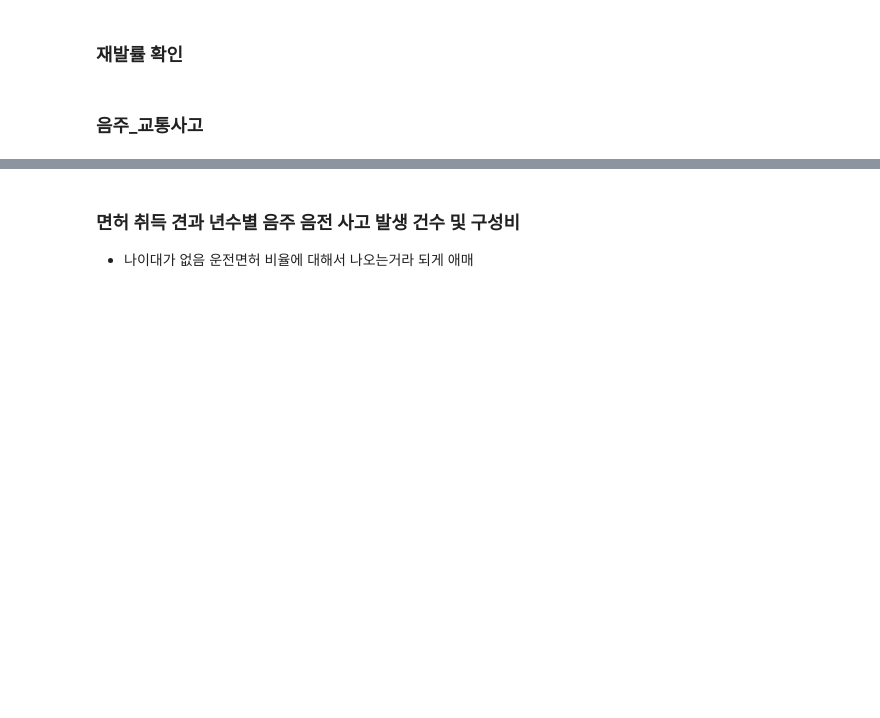
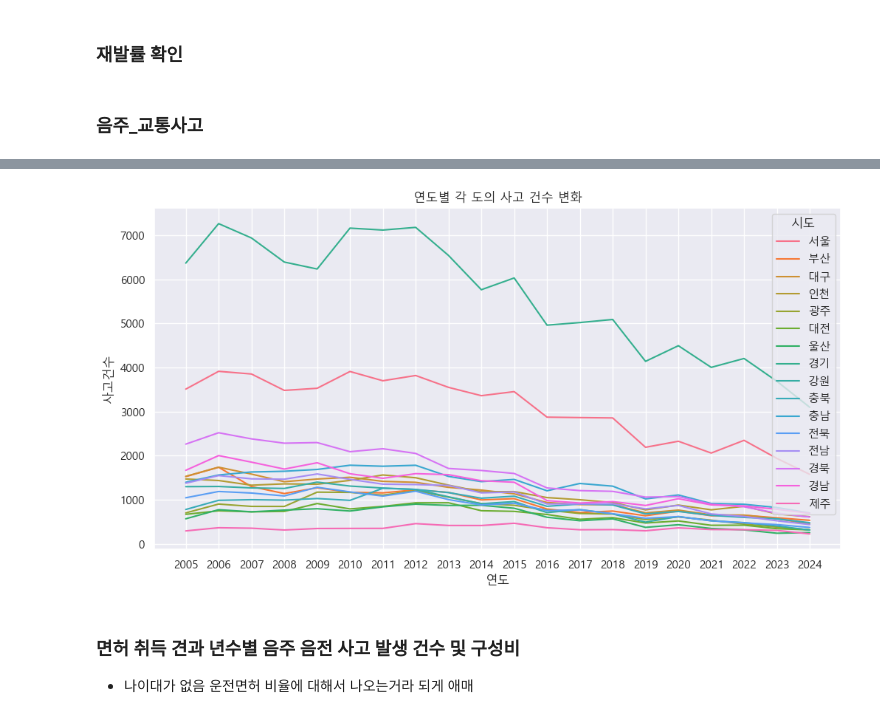
Before and after one commit to Eunhasuiin/LikeLion_Mid_team_14, a Jupyter notebook: members/장주호/notebooks/EDA.ipynb, the cells around one changed output, grey strips where cells are left out. Saved outputs shown, nothing was run; the diff lists cells and outputs as text; code cells hidden in the pictures; blank space fills up the shorter version.

```diff
--- a/members/장주호/notebooks/EDA.ipynb
+++ b/members/장주호/notebooks/EDA.ipynb
@@ -102,5 +104,10 @@ df.columns = ['{}_{}'.format(str(x), str(y)).strip() if x != y else x for x, y i
 # %%
-df=pd.read_excel(input_file_dir + "음주_교통사고_15-19.xls", header=[0, 1])
-df.columns = ['{}_{}'.format(str(x), str(y)).strip() if x != y else x for x, y in df.columns ]
+df_05_09_total=df_05_09[(df_05_09['시도'] != '합계') & (df_05_09['시군구'] == '합계')]
+df_10_14_total=df_10_14[(df_10_14['시도'] != '합계') & (df_10_14['시군구'] == '합계')]
+df_15_19_total=df_15_19[(df_15_19['시도'] != '합계') & (df_15_19['시군구'] == '합계')]
+df_20_24_total=df_20_24[(df_20_24['시도'] != '합계') & (df_20_24['시군구'] == '합계')]
 # %%
-df
+df_05_09_total=df_05_09_total[['시도','2005_사고[건]','2006_사고[건]','2007_사고[건]','2008_사고[건]','2009_사고[건]']]
+df_10_14_total=df_10_14_total[['시도','2010_사고[건]','2011_사고[건]','2012_사고[건]','2013_사고[건]','2014_사고[건]']]
+df_15_19_total=df_15_19_total[['시도','2015_사고[건]','2016_사고[건]','2017_사고[건]','2018_사고[건]','2019_사고[건]']]
+df_20_24_total=df_20_24_total[['시도','2020_사고[건]','2021_사고[건]','2022_사고[건]','2023_사고[건]','2024_사고[건]']]
@@ -121,2 +431,9 @@ df
+# %%
+df_total=df_05_09_total.set_index("시도").join(df_10_14_total.set_index('시도'))
+df_total=df_total.join(df_15_19_total.set_index('시도'))
+df_total=df_total.join(df_20_24_total.set_index('시도'))
+df_total=df_total.reset_index() #인덱스 걸린걸 풀어줍니다
 # %%
-df.to_csv(output_file_dir +"음주_교통사고_15-19.csv",index=False)
+df_melted = df_total.melt(id_vars='시도', var_name='연도', value_name='사고건수') #시각화를 위한 변환
+df_melted['연도'] = df_melted['연도'].str.extract(r'(\d{4})').astype(int)
+df_melted
@@ -123,3 +454,13 @@ df.to_csv(output_file_dir +"음주_교통사고_15-19.csv",index=False)
+# %%
+sns.lineplot(data=df_melted, x='연도', y='사고건수',hue='시도')
+plt.gca().invert_yaxis()
+years=sorted(df_melted['연도'].unique()) #연도가 애매하게 끓겨나오는 것을 방지하기 위한
+plt.xticks(ticks=years, labels=years)
+plt.title('연도별 각 도의 사고 건수 변화')
+
+plt.show()
+# %% [output]
+[figure, added]
 # %% [markdown]
 ### 면허 취득 견과 년수별 음주 음전 사고 발생 건수 및 구성비
 - 나이대가 없음 운전면허 비율에 대해서 나오는거라 되게 애매
```
Also changed, not shown: parts of 20 cells of this notebook, 6 other files.
